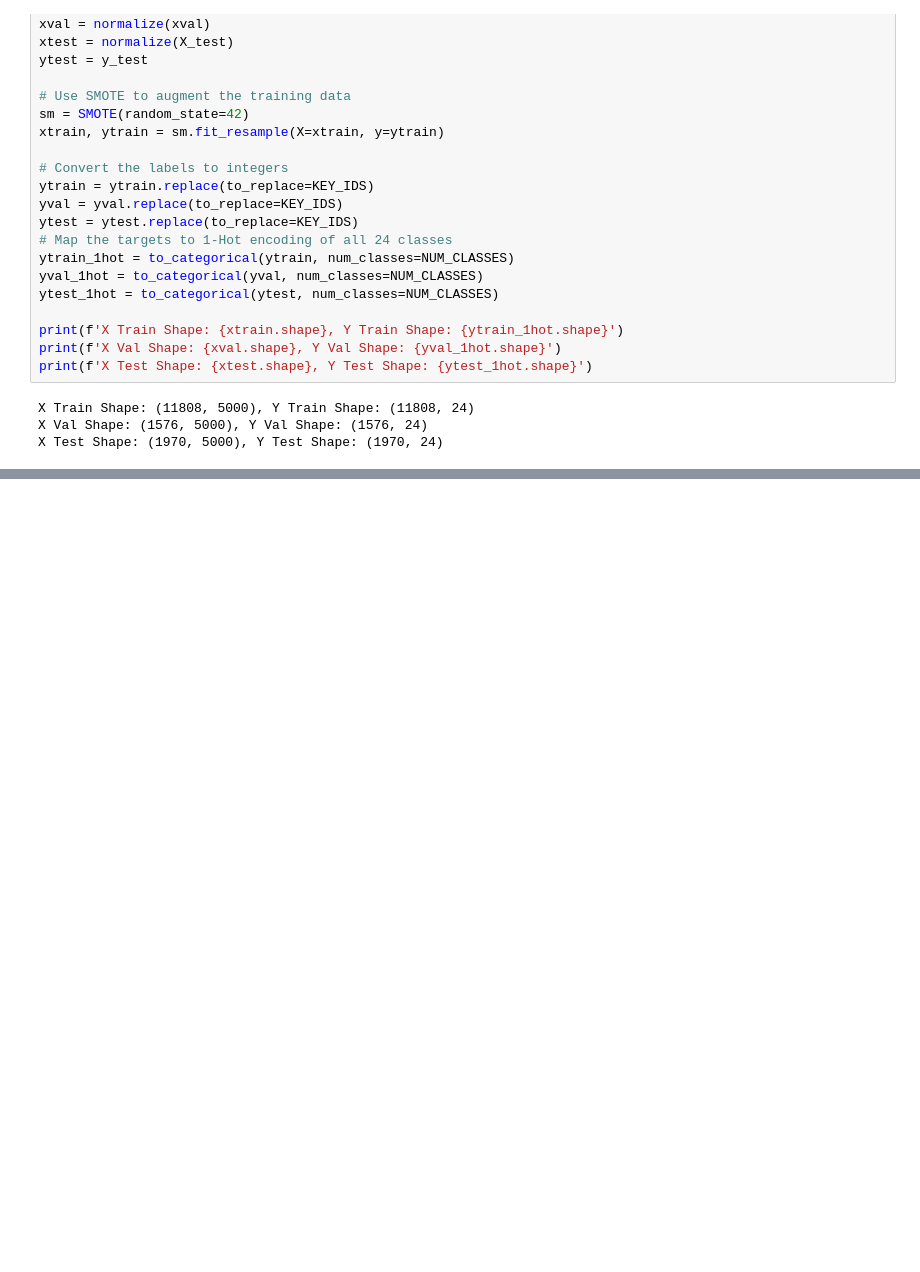
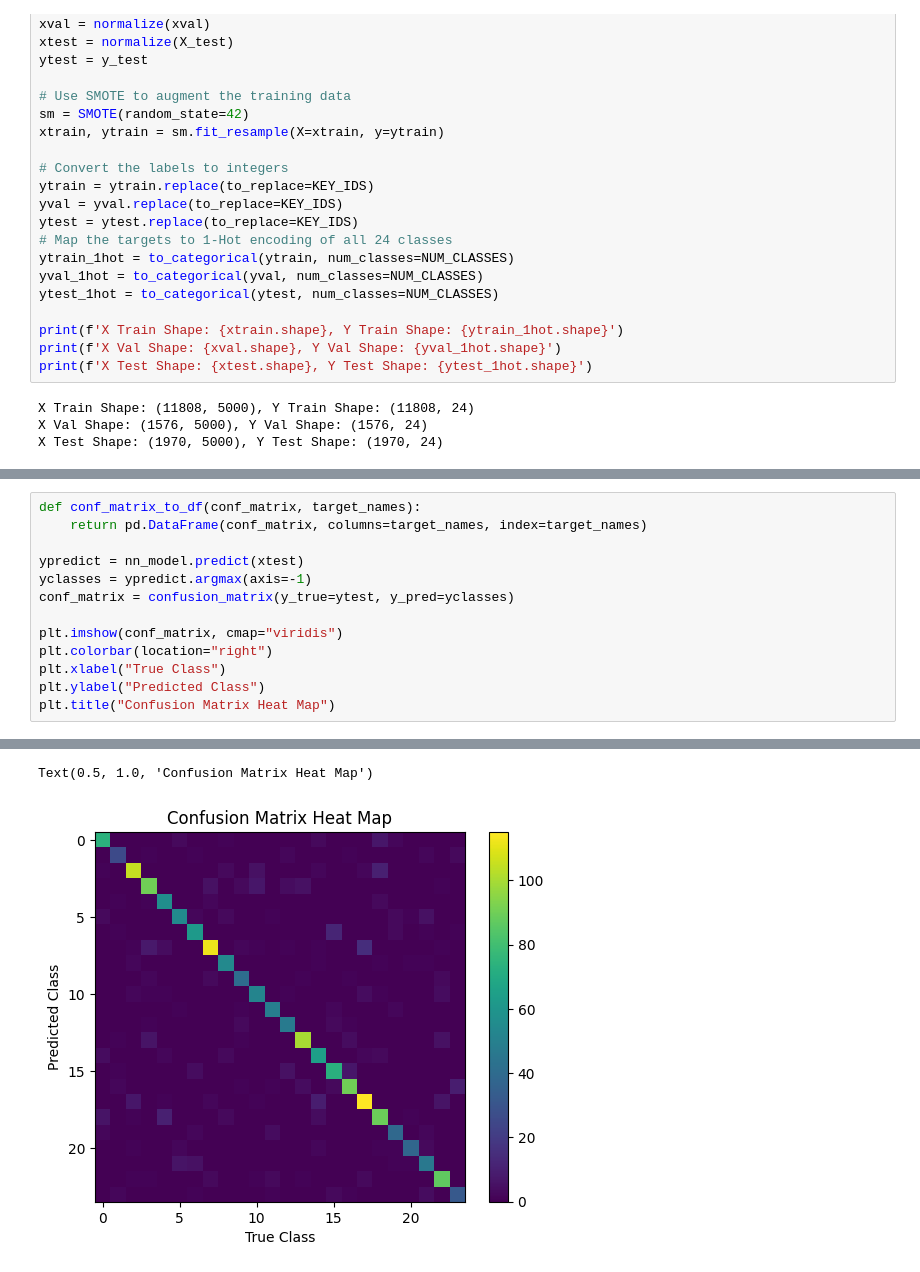
Before and after one commit to maxsivry/CS3540-AudioProject, a Jupyter notebook: nn.ipynb, the cells around one changed output, grey strips where cells are left out. Cells and saved outputs as stored; diff of their text form; blank space fills up the shorter version.

Commit message:
Evaluating on testing data

```diff
--- a/nn.ipynb
+++ b/nn.ipynb
@@ -192,0 +193,14 @@ nn_model.evaluate(xtest, ytest_1hot)
+# %%
+def conf_matrix_to_df(conf_matrix, target_names):
+    return pd.DataFrame(conf_matrix, columns=target_names, index=target_names)
+
+ypredict = nn_model.predict(xtest)
+yclasses = ypredict.argmax(axis=-1)
+conf_matrix = confusion_matrix(y_true=ytest, y_pred=yclasses)
+
+plt.imshow(conf_matrix, cmap="viridis")
+plt.colorbar(location="right")
+plt.xlabel("True Class")
+plt.ylabel("Predicted Class")
+plt.title("Confusion Matrix Heat Map")
+# %% [output]
@@ -192,0 +208,2 @@ nn_model.evaluate(xtest, ytest_1hot)
+Text(0.5, 1.0, 'Confusion Matrix Heat Map')
+[figure, added]
```
Also changed, not shown: parts of 5 cells of this notebook.
